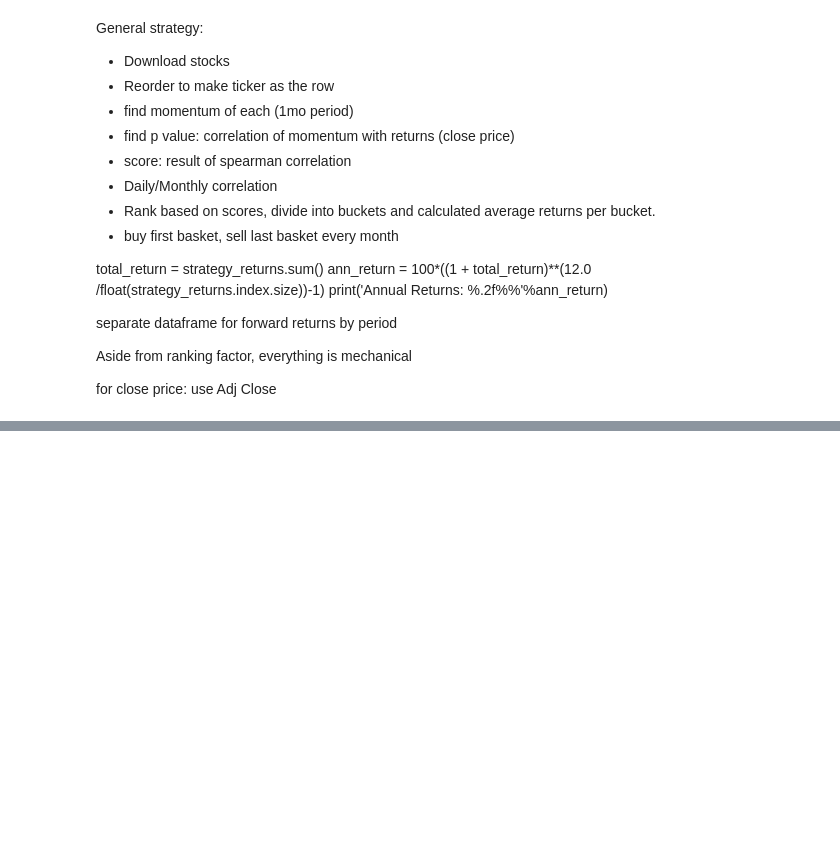
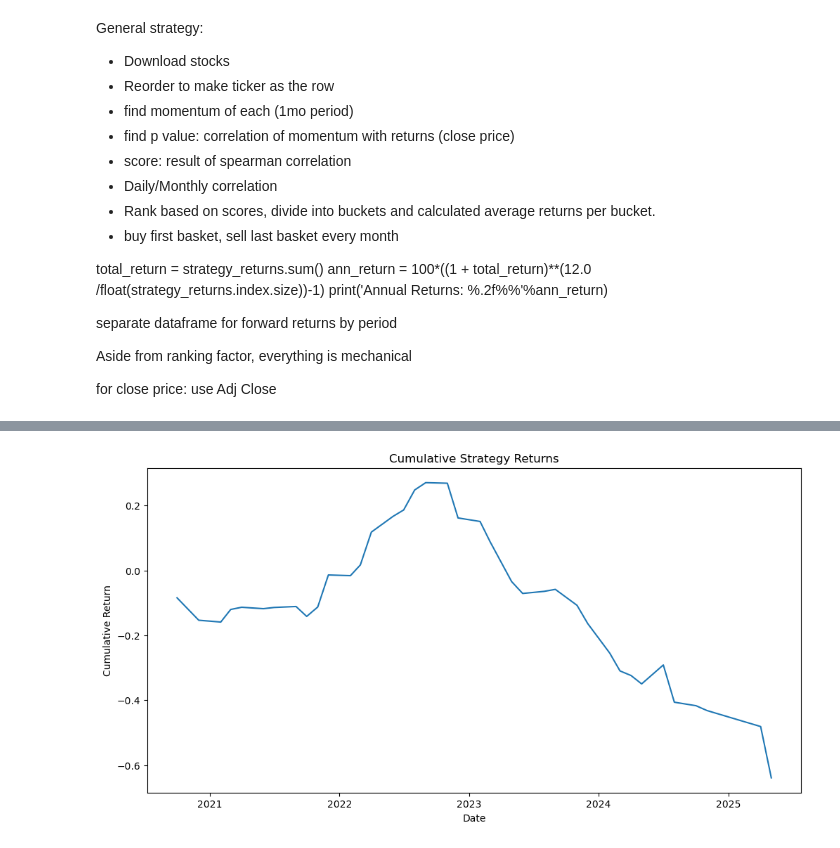
Before and after one commit to tanvi-jain3/algo-trading, a Jupyter notebook: long_short_neutral.ipynb, the cells around one changed output, grey strips where cells are left out. Cells and saved outputs as stored; diff of their text form; code cells hidden in the pictures; blank space fills up the shorter version.

```diff
--- a/long_short_neutral.ipynb
+++ b/long_short_neutral.ipynb
@@ -40,0 +480,12 @@ ticker_list
+# %%
+# Test the price lookup
+rebalance_date = monthly_dates[10]
+ticker = 'PG'
+
+try:
+    price = price_data.loc[ticker, rebalance_date]
+    print(f"Price lookup successful: {ticker} on {rebalance_date.date()} = ${price:.2f}")
+except KeyError as e:
+    print(f"Price lookup failed: {e}")
+    print("Available dates sample:", price_data.columns[:5])
+    print("Available tickers sample:", price_data.index[:5])
@@ -40,0 +494,66 @@ ticker_list
+# %%
+import matplotlib.pyplot as plt
+def calculate_monthly_strategy_returns():
+    """
+    Calculate monthly returns: Long basket return - Short basket return
+    """
+    strategy_returns = pd.Series(index=monthly_dates)
+
+    for i in range(len(monthly_dates)-1):
+        current_month = monthly_dates[i]
+        next_month = monthly_dates[i+1]
+
+        # Get the positions from current rebalancing
+        positions = portfolio_positions[current_month]
+        long_tickers = list(positions['long_positions'].keys())
+        short_tickers = list(positions['short_positions'].keys())
+
+        # Calculate monthly returns for each basket
+        long_basket_return = 0
+        short_basket_return = 0
+
+        # Long basket return (equal weighted)
+        for ticker in long_tickers:
+            if ticker in price_data.index:
+                start_price = price_data.loc[ticker, current_month]
+                end_price = price_data.loc[ticker, next_month]
+                monthly_return = (end_price / start_price) - 1
+                long_basket_return += monthly_return
+
+        long_basket_return /= len(long_tickers)  # Equal weight average
+
+        # Short basket return (equal weighted)
+        for ticker in short_tickers:
+            if ticker in price_data.index:
+                start_price = price_data.loc[ticker, current_month]
+                end_price = price_data.loc[ticker, next_month]
+                monthly_return = (end_price / start_price) - 1
+                short_basket_return += monthly_return
+
+        short_basket_return /= len(short_tickers)  # Equal weight average
+
+        # Strategy return = Long return - Short return
+        strategy_returns[current_month] = long_basket_return - short_basket_return
+
+    return strategy_returns.dropna()
+
+# Calculate strategy returns
+strategy_returns = calculate_monthly_strategy_returns()
+
+# Calculate performance metrics (their exact formulas)
+total_return = strategy_returns.sum()
+ann_return = 100*((1 + total_return)**(12.0 /float(strategy_returns.index.size))-1)
+
+print('=== STRATEGY PERFORMANCE ===')
+print(f'Total Return: {total_return:.4f}')
+print(f'Annual Returns: {ann_return:.2f}%')
+print(f'Number of months: {len(strategy_returns)}')
+
+# Plot results
+plt.figure(figsize=(12, 6))
+plt.plot(strategy_returns.index, strategy_returns.cumsum())
+plt.title('Cumulative Strategy Returns')
+plt.ylabel('Cumulative Return')
+plt.xlabel('Date')
+plt.show()
+# %% [output]
@@ -40,0 +564 @@ ticker_list
+[figure, added]
```
Also changed, not shown: parts of 20 cells of this notebook, 1 other file.
